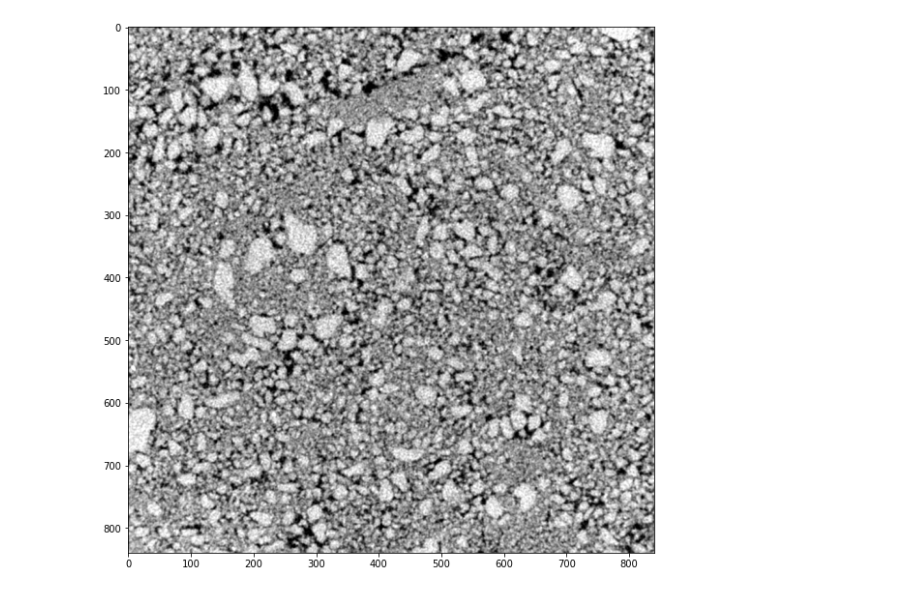
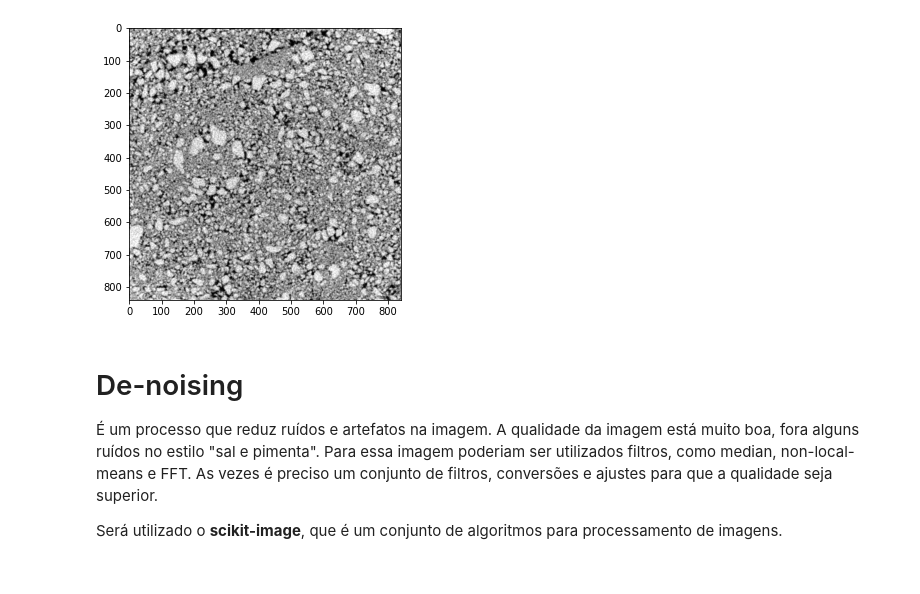
Before and after one commit to cbmoliveira/Imagem, a Jupyter notebook: Análise_de_Imagens.ipynb, the cells around one changed output. Drawn from its saved outputs; the diff is of its cells as text; code cells hidden in the pictures.

```diff
--- a/Análise_de_Imagens.ipynb
+++ b/Análise_de_Imagens.ipynb
@@ -37,14 +48,26 @@ plt.show()
 # %%
 from scipy import stats
-vmin, vmax = stats.scoreatpercentile(imgs,(0.5,99.5))
+#Calcula o score de um dado percentil de um sequência, valores fora disso serão ignorados.
+vmin, vmax = np.percentile(imgs,(0.5,99.5))
+
+#Redimensionamento já que o scikit precisa que as imagens tenham valores entre 0 e 1
 imgs = np.clip(imgs, vmin, vmax)
 imgs = (imgs - vmin) / (vmax - vmin)
+
+#Encontrar objetos
 fdg = imgs > 0.4
 obj = ndimage.find_objects(fdg)
 sample = imgs[obj[0]]
+
+#mostra a primeira imagem do stack
+plt.figure(figsize=(5,5))
+plt.imshow(sample[0],cmap='gray')
+plt.show()
+# %% [output]
+[figure, added]
-# %%
-plt.figure(figsize=(10,10))
-plt.imshow(sample[0],cmap='gray')
-plt.show()
-# %% [output]
-[figure, removed]
+# %% [markdown]
+# De-noising
+
+É um processo que reduz ruídos e artefatos na imagem. A qualidade da imagem está muito boa, fora alguns ruídos no estilo "sal e pimenta". Para essa imagem poderiam ser utilizados filtros, como median, non-local-means e FFT. As vezes é preciso um conjunto de filtros, conversões e ajustes para que a qualidade seja superior.
+
+Será utilizado o **scikit-image**, que é um conjunto de algoritmos para processamento de imagens.
```
Also changed, not shown: parts of 25 cells of this notebook.
